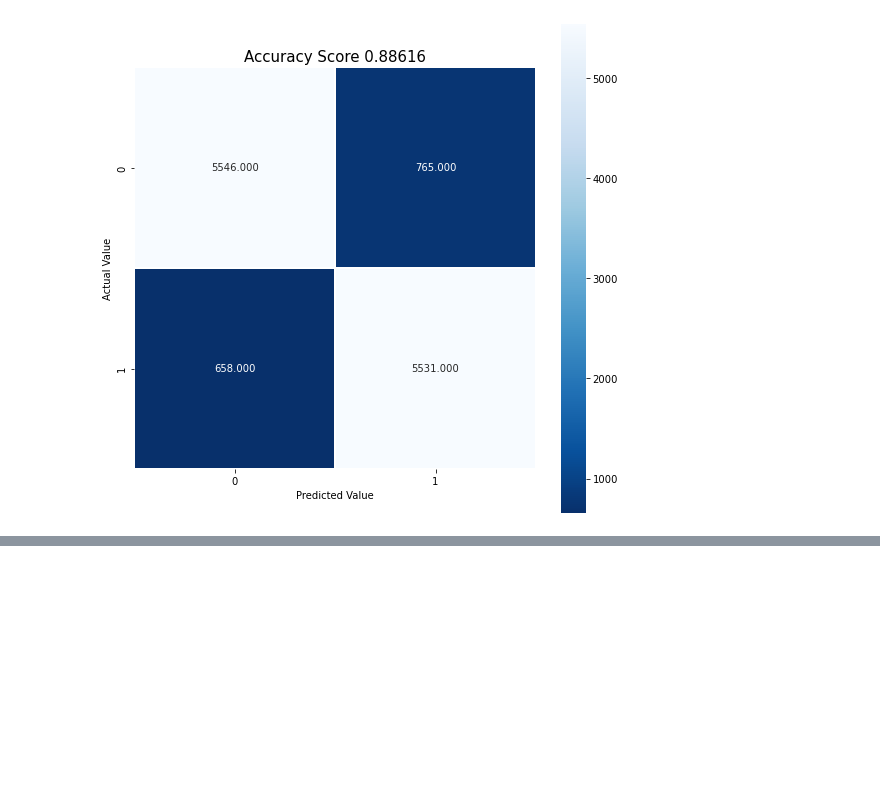
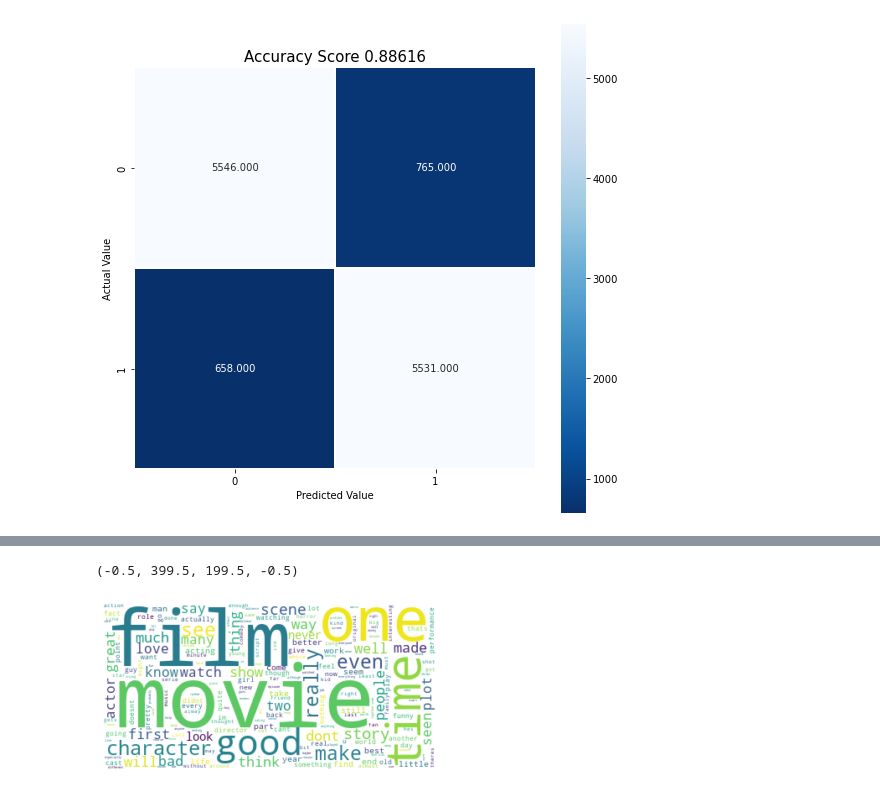
Before and after one commit to Vishwayush13/Sentimental-Analysis, a Jupyter notebook: imdb_rating.ipynb, the cells around one changed output, grey strips where cells are left out. Cells and saved outputs as stored; diff of their text form; code cells hidden in the pictures; blank space fills up the shorter version.

```diff
--- a/imdb_rating.ipynb
+++ b/imdb_rating.ipynb
@@ -203,0 +240,17 @@ plt.axis("off")
+# %%
+#Creating the text variable
+
+text2 = " ".join(title for title in df.review)
+
+# Creating word_cloud with text as argument in .generate() method
+
+word_cloud2 = WordCloud(collocations = False, background_color = 'white').generate(text2)
+
+# Display the generated Word Cloud
+
+plt.imshow(word_cloud2, interpolation='bilinear')
+
+plt.axis("off")
+# %% [output]
+(-0.5, 399.5, 199.5, -0.5)
+[figure, added]
```
Also changed, not shown: parts of 10 cells of this notebook.
